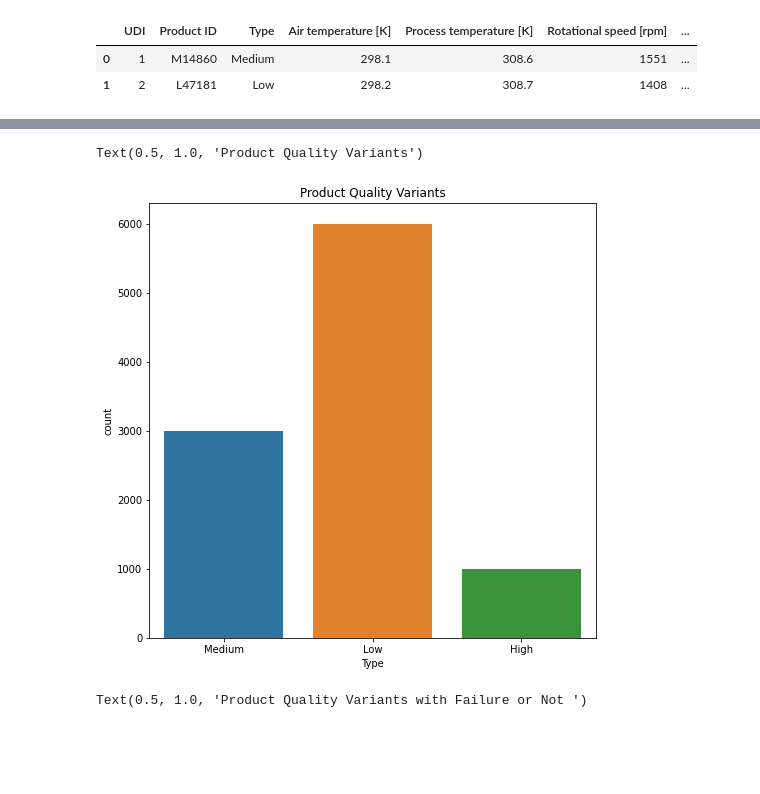
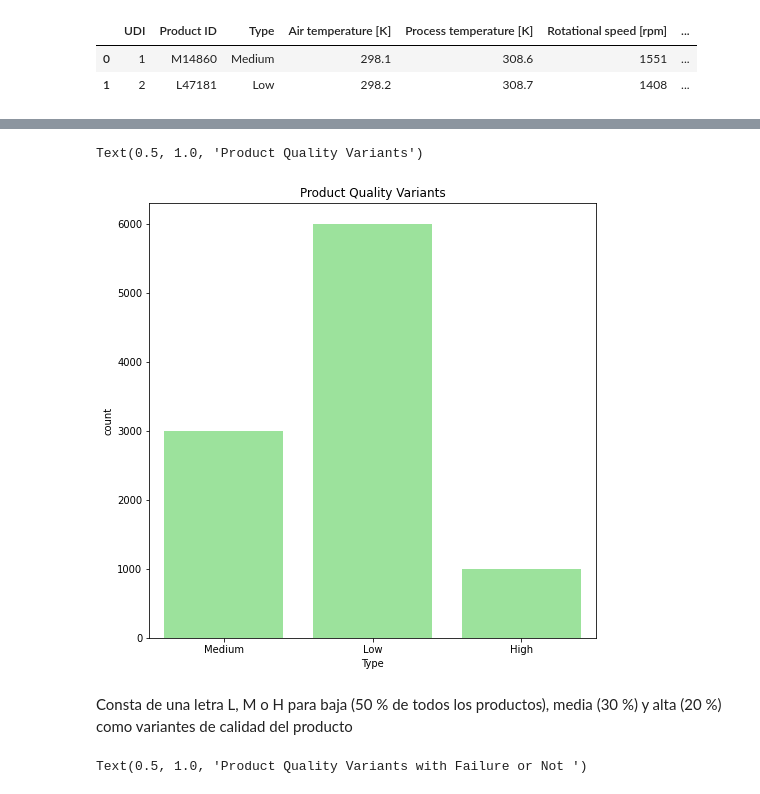
Before and after one commit to jhonnydss/Project_Maintenance, a Jupyter notebook: Proyecto 2, Mantenimiento.ipynb, the cells around one changed output, grey strips where cells are left out. Drawn from its saved outputs; the diff is of its cells as text; code cells hidden in the pictures; blank space fills up the shorter version.

```diff
--- a/Proyecto 2, Mantenimiento.ipynb
+++ b/Proyecto 2, Mantenimiento.ipynb
@@ -219,9 +231,11 @@ Text(0.5, 1.0, 'Tipo de Falla')
 # %%
 plt.figure(figsize=(8, 8))
-sns.countplot(x= 'Type' ,data=df)
+sns.countplot(x= 'Type' ,data=df, color = 'lightgreen')
 plt.title('Product Quality Variants')
 # %% [output]
 Text(0.5, 1.0, 'Product Quality Variants')
-[figure, old version]
+[figure, new version]
+# %% [markdown]
+Consta de una letra L, M o H para baja (50 % de todos los productos), media (30 %) y alta (20 %) como variantes de calidad del producto
 # %%
 plt.figure(figsize=(8, 8))
```
Also changed, not shown: parts of 55 cells of this notebook.
